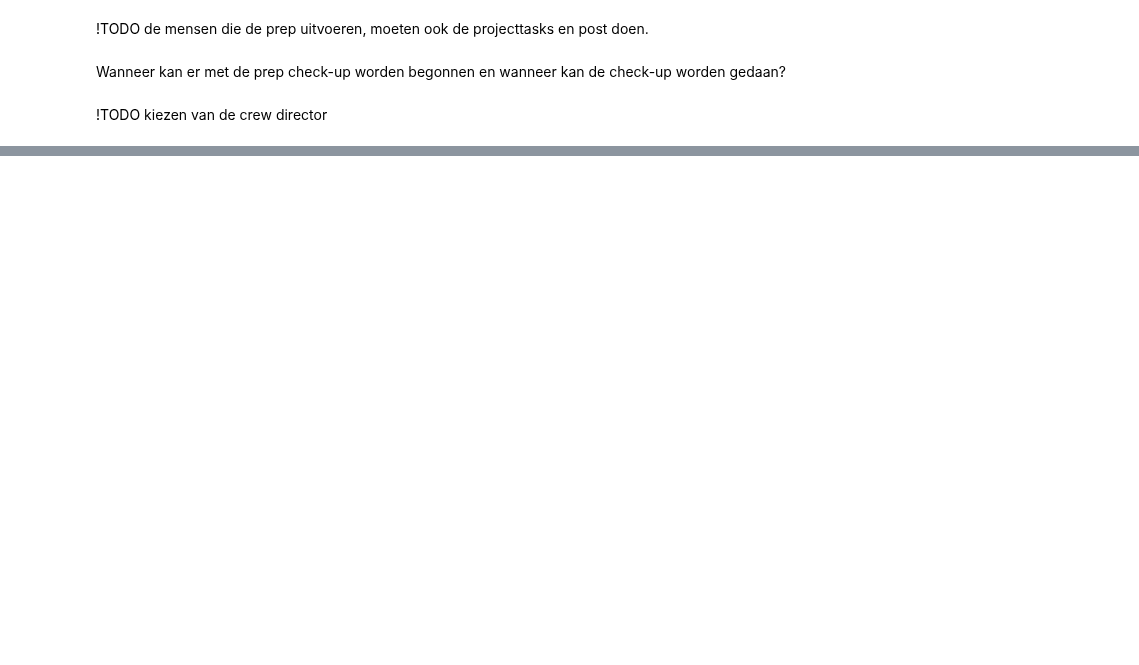
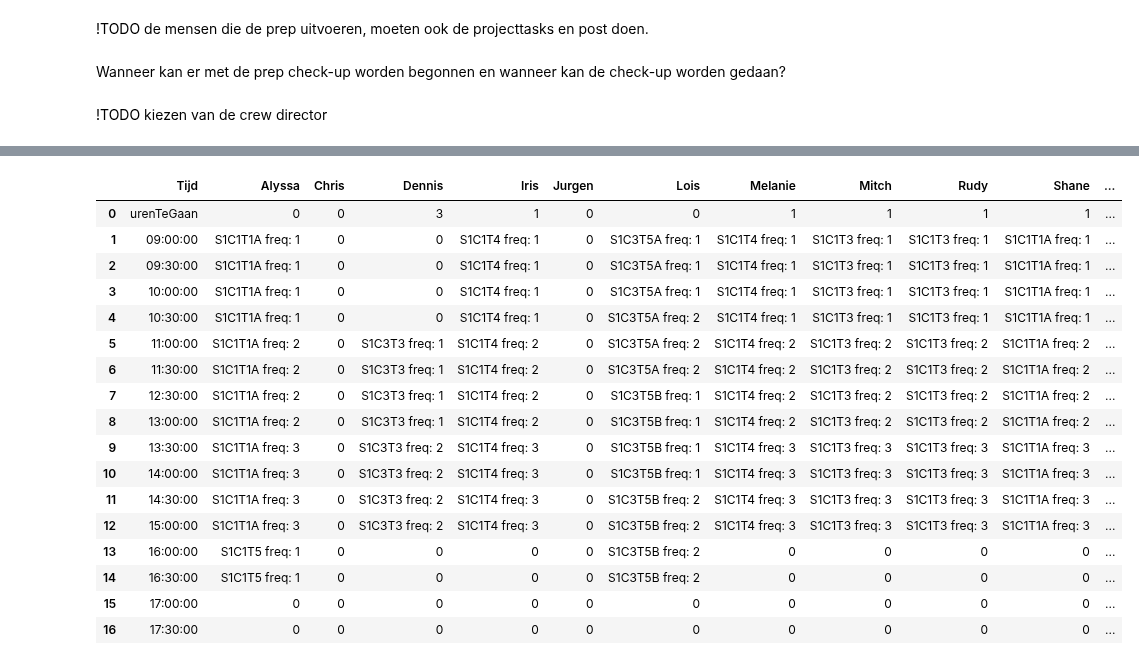
Before and after one commit to Robbertvld/Modelleren, a Jupyter notebook: Verslag.ipynb, the cells around one changed output, grey strips where cells are left out. Saved outputs shown, nothing was run; the diff lists cells and outputs as text; code cells hidden in the pictures; blank space fills up the shorter version.

```diff
--- a/Verslag.ipynb
+++ b/Verslag.ipynb
@@ -774,0 +1062,10 @@ dfKalenderRoom
+# %%
+dfSprint1Addprep['Voltooid'] = False
+for i in range(0,len(dfSprint1Addprep)):
+    task = dfSprint1Addprep.iloc[i,:]
+
+    print(task)
+    dfTempCrew = pickle.loads(pickle.dumps(dfKalenderCrew))
+    dfTempRoom = pickle.loads(pickle.dumps(dfKalenderRoom))
+
+    dfKalenderCrew, dfKalenderRoom = InplannenAdd(task, dfKalenderCrew, dfKalenderRoom)
@@ -774,0 +1091,21 @@ dfKalenderRoom
+# %%
+dfKalenderCrew.iloc[5,:].DagRooster.dfRooster
+# %% [output]
+|  | Tijd | Alyssa | Chris | Dennis | Iris | Jurgen | Lois | Melanie | Mitch | Rudy | Shane | ... |
+| 0 | urenTeGaan | 0 | 0 | 3 | 1 | 0 | 0 | 1 | 1 | 1 | 1 | ... |
+| 1 | 09:00:00 | S1C1T1A freq: 1 | 0 | 0 | S1C1T4 freq: 1 | 0 | S1C3T5A freq: 1 | S1C1T4 freq: 1 | S1C1T3 freq: 1 | S1C1T3 freq: 1 | S1C1T1A freq: 1 | ... |
+| 2 | 09:30:00 | S1C1T1A freq: 1 | 0 | 0 | S1C1T4 freq: 1 | 0 | S1C3T5A freq: 1 | S1C1T4 freq: 1 | S1C1T3 freq: 1 | S1C1T3 freq: 1 | S1C1T1A freq: 1 | ... |
+| 3 | 10:00:00 | S1C1T1A freq: 1 | 0 | 0 | S1C1T4 freq: 1 | 0 | S1C3T5A freq: 1 | S1C1T4 freq: 1 | S1C1T3 freq: 1 | S1C1T3 freq: 1 | S1C1T1A freq: 1 | ... |
+| 4 | 10:30:00 | S1C1T1A freq: 1 | 0 | 0 | S1C1T4 freq: 1 | 0 | S1C3T5A freq: 2 | S1C1T4 freq: 1 | S1C1T3 freq: 1 | S1C1T3 freq: 1 | S1C1T1A freq: 1 | ... |
+| 5 | 11:00:00 | S1C1T1A freq: 2 | 0 | S1C3T3 freq: 1 | S1C1T4 freq: 2 | 0 | S1C3T5A freq: 2 | S1C1T4 freq: 2 | S1C1T3 freq: 2 | S1C1T3 freq: 2 | S1C1T1A freq: 2 | ... |
+| 6 | 11:30:00 | S1C1T1A freq: 2 | 0 | S1C3T3 freq: 1 | S1C1T4 freq: 2 | 0 | S1C3T5A freq: 2 | S1C1T4 freq: 2 | S1C1T3 freq: 2 | S1C1T3 freq: 2 | S1C1T1A freq: 2 | ... |
+| 7 | 12:30:00 | S1C1T1A freq: 2 | 0 | S1C3T3 freq: 1 | S1C1T4 freq: 2 | 0 | S1C3T5B freq: 1 | S1C1T4 freq: 2 | S1C1T3 freq: 2 | S1C1T3 freq: 2 | S1C1T1A freq: 2 | ... |
+| 8 | 13:00:00 | S1C1T1A freq: 2 | 0 | S1C3T3 freq: 1 | S1C1T4 freq: 2 | 0 | S1C3T5B freq: 1 | S1C1T4 freq: 2 | S1C1T3 freq: 2 | S1C1T3 freq: 2 | S1C1T1A freq: 2 | ... |
+| 9 | 13:30:00 | S1C1T1A freq: 3 | 0 | S1C3T3 freq: 2 | S1C1T4 freq: 3 | 0 | S1C3T5B freq: 1 | S1C1T4 freq: 3 | S1C1T3 freq: 3 | S1C1T3 freq: 3 | S1C1T1A freq: 3 | ... |
+| 10 | 14:00:00 | S1C1T1A freq: 3 | 0 | S1C3T3 freq: 2 | S1C1T4 freq: 3 | 0 | S1C3T5B freq: 1 | S1C1T4 freq: 3 | S1C1T3 freq: 3 | S1C1T3 freq: 3 | S1C1T1A freq: 3 | ... |
+| 11 | 14:30:00 | S1C1T1A freq: 3 | 0 | S1C3T3 freq: 2 | S1C1T4 freq: 3 | 0 | S1C3T5B freq: 2 | S1C1T4 freq: 3 | S1C1T3 freq: 3 | S1C1T3 freq: 3 | S1C1T1A freq: 3 | ... |
+| 12 | 15:00:00 | S1C1T1A freq: 3 | 0 | S1C3T3 freq: 2 | S1C1T4 freq: 3 | 0 | S1C3T5B freq: 2 | S1C1T4 freq: 3 | S1C1T3 freq: 3 | S1C1T3 freq: 3 | S1C1T1A freq: 3 | ... |
+| 13 | 16:00:00 | S1C1T5 freq: 1 | 0 | 0 | 0 | 0 | S1C3T5B freq: 2 | 0 | 0 | 0 | 0 | ... |
+| 14 | 16:30:00 | S1C1T5 freq: 1 | 0 | 0 | 0 | 0 | S1C3T5B freq: 2 | 0 | 0 | 0 | 0 | ... |
+| 15 | 17:00:00 | 0 | 0 | 0 | 0 | 0 | 0 | 0 | 0 | 0 | 0 | ... |
+| 16 | 17:30:00 | 0 | 0 | 0 | 0 | 0 | 0 | 0 | 0 | 0 | 0 | ... |
```
Also changed, not shown: parts of 25 cells of this notebook.
